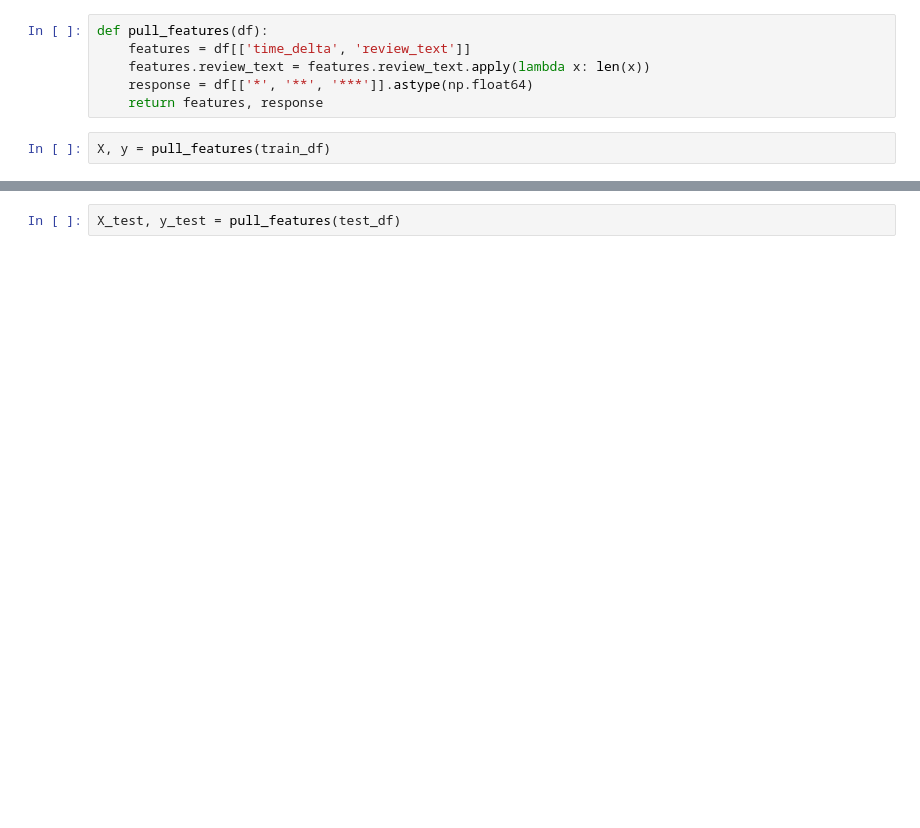
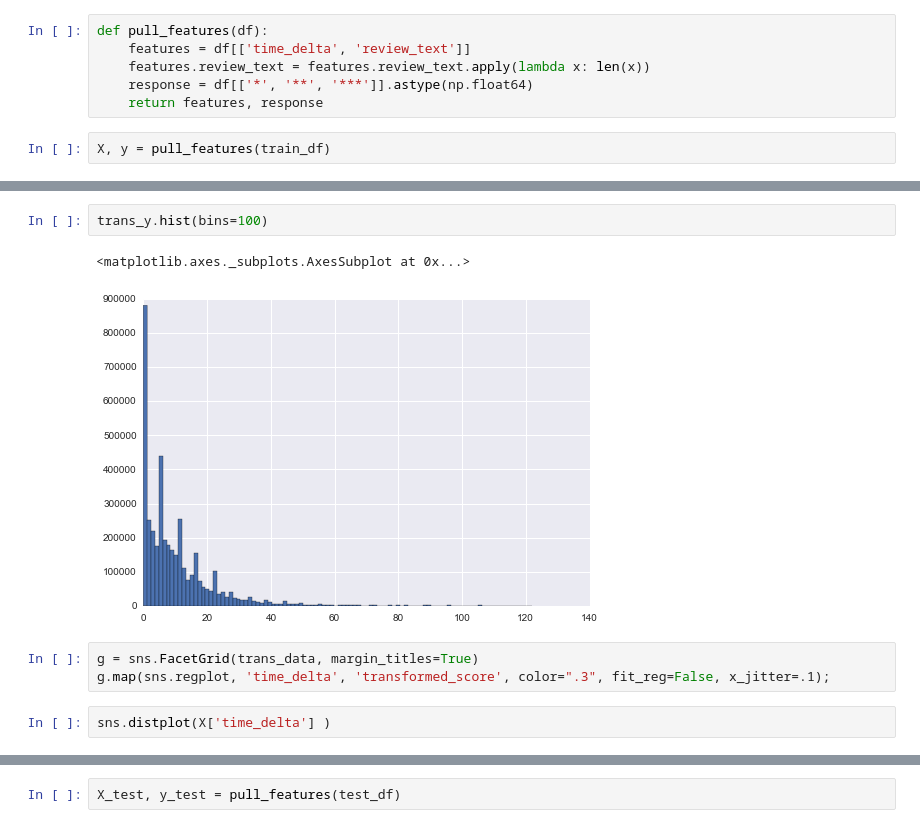
Before and after one commit to potatochip/kojak, a Jupyter notebook: feature_exploration.ipynb, the cells around one changed output, grey strips where cells are left out. Drawn from its saved outputs; the diff is of its cells as text; blank space fills up the shorter version.

```diff
--- a/feature_exploration.ipynb
+++ b/feature_exploration.ipynb
@@ -242 +239,11 @@ model.score(X,y)
+# %%
+trans_y.hist(bins=100)
+# %% [output]
+<matplotlib.axes._subplots.AxesSubplot at 0x...>
+[figure, added]
+# %%
+g = sns.FacetGrid(trans_data, margin_titles=True)
+g.map(sns.regplot, 'time_delta', 'transformed_score', color=".3", fit_reg=False, x_jitter=.1);
+# %%
+sns.distplot(X['time_delta'] )
 # %%
```
Also changed, not shown: parts of 33 cells of this notebook, 10 other files.
